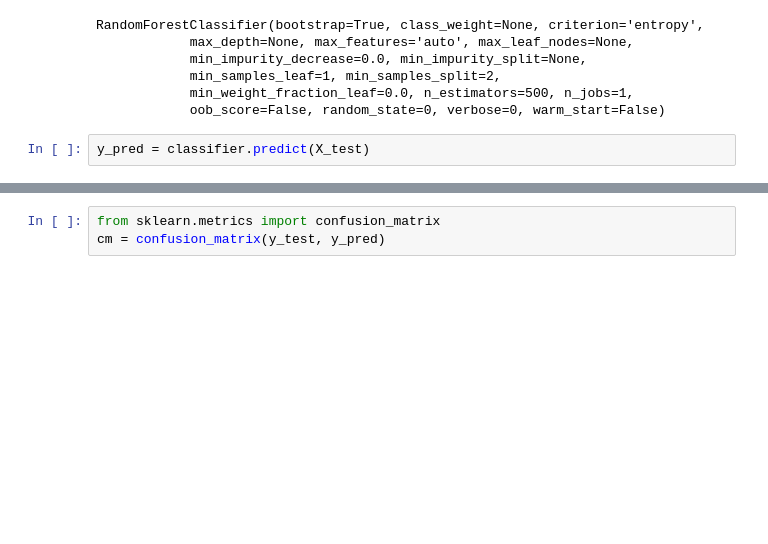
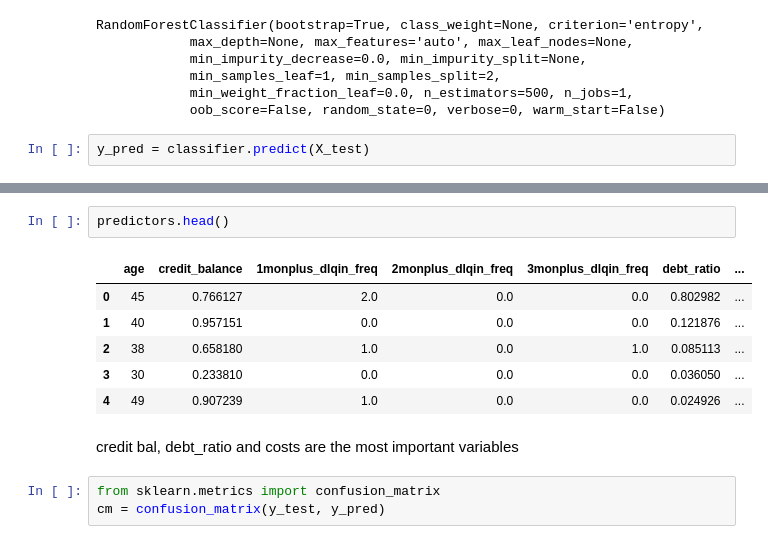
Before and after one commit to aakash257/finance_ds, a Jupyter notebook: kaggle_givemesomecredit.ipynb, the cells around one changed output, grey strips where cells are left out. Drawn from its saved outputs; the diff is of its cells as text; blank space fills up the shorter version.

```diff
--- a/kaggle_givemesomecredit.ipynb
+++ b/kaggle_givemesomecredit.ipynb
@@ -139,3 +180,14 @@ y_pred = classifier.predict(X_test)
+# %%
+predictors.head()
+# %% [output]
+|  | age | credit_balance | 1monplus_dlqin_freq | 2monplus_dlqin_freq | 3monplus_dlqin_freq | debt_ratio | ... |
+| 0 | 45 | 0.766127 | 2.0 | 0.0 | 0.0 | 0.802982 | ... |
+| 1 | 40 | 0.957151 | 0.0 | 0.0 | 0.0 | 0.121876 | ... |
+| 2 | 38 | 0.658180 | 1.0 | 0.0 | 1.0 | 0.085113 | ... |
+| 3 | 30 | 0.233810 | 0.0 | 0.0 | 0.0 | 0.036050 | ... |
+| 4 | 49 | 0.907239 | 1.0 | 0.0 | 0.0 | 0.024926 | ... |
+# %% [markdown]
+credit bal, debt_ratio and costs are the most important variables
 # %%
 from sklearn.metrics import confusion_matrix
 cm = confusion_matrix(y_test, y_pred)
```
Also changed, not shown: parts of 14 cells of this notebook.
